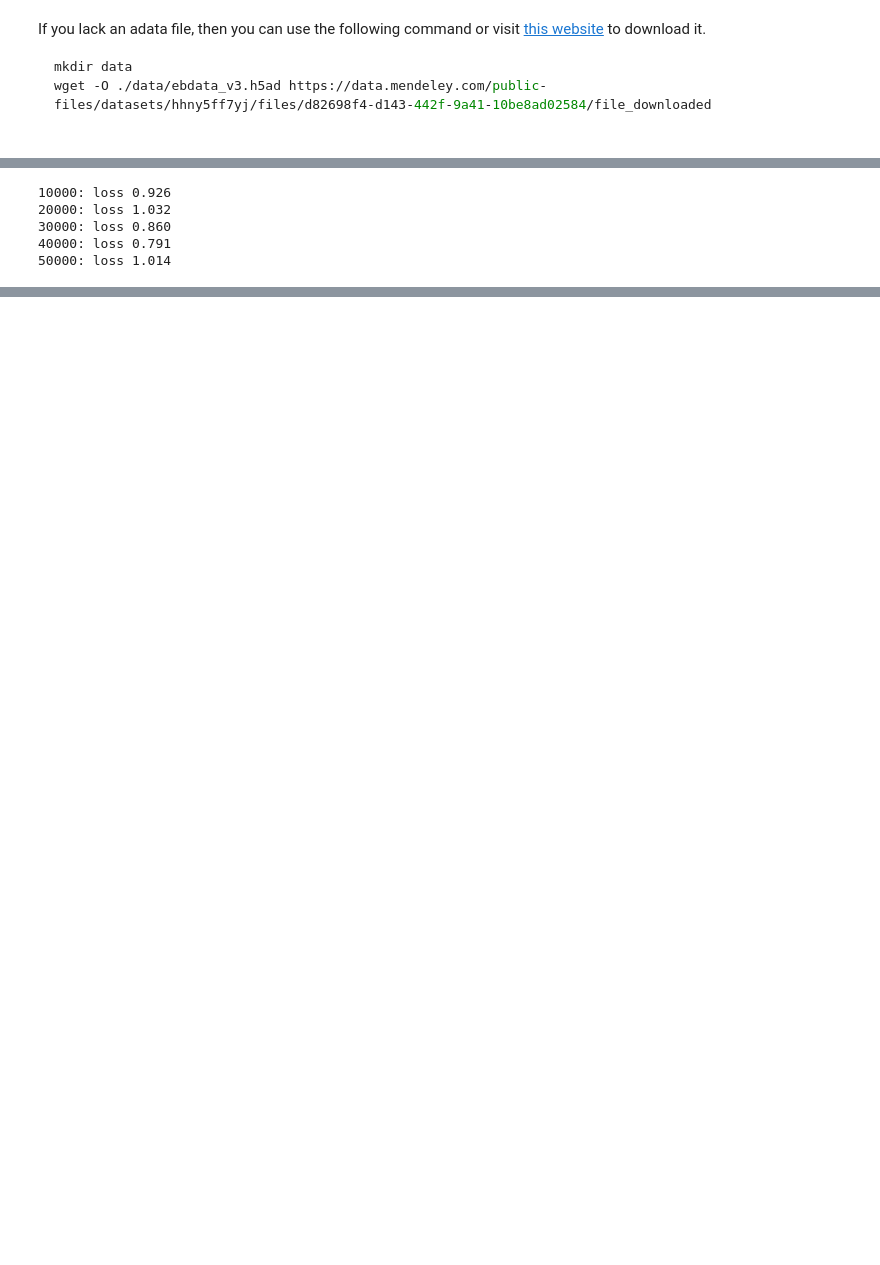
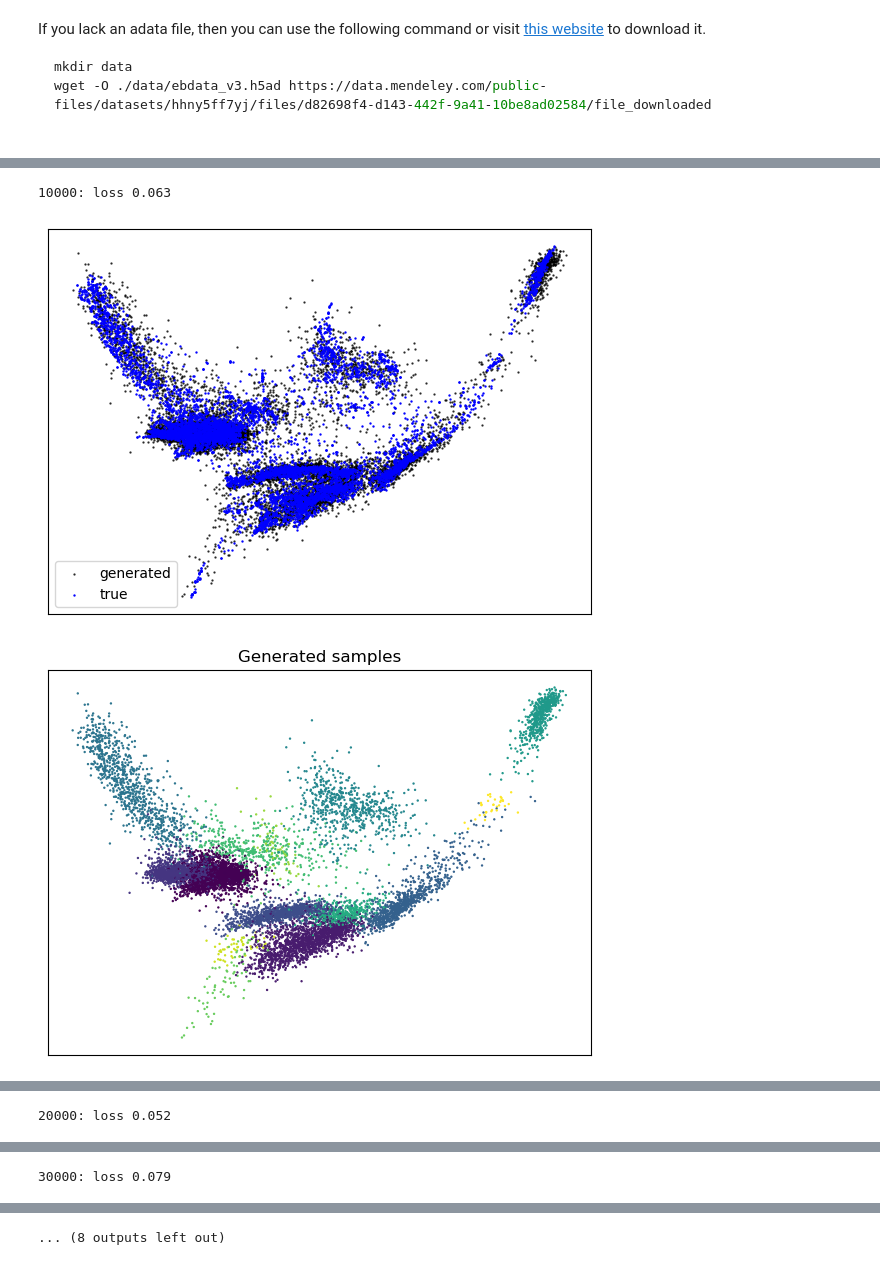
Before and after one commit to theislab/scRatio, a Jupyter notebook: notebooks/scCFM_test_dataset.ipynb, the cells around one changed output, grey strips where cells are left out. Drawn from its saved outputs; the diff is of its cells as text; code cells hidden in the pictures; blank space fills up the shorter version.

```diff
--- a/notebooks/scCFM_test_dataset.ipynb
+++ b/notebooks/scCFM_test_dataset.ipynb
@@ -47,3 +26,10 @@ def one_step(X, C, batch_size, cond_dim, use_ot_sampler, add_noise):
+# %%
+def prepare_batch(X, C, num_classes, batch_size, device):
+    indices = np.random.randint(X.shape[0], size=batch_size)
+    x1 = torch.from_numpy(X[indices]).float().to(device)
+    cond = torch.nn.functional.one_hot(torch.from_numpy(C[indices]).long(),
+                                       num_classes=num_classes).float().to(device)
+    return x1, cond
 # %%
 adata = sc.read_h5ad("./data/ebdata_v3.h5ad")
 # %%
@@ -58,29 +44,30 @@ C = adata.obs[label].cat.codes.values
 # %%
 device = torch.device("cuda" if torch.cuda.is_available() else "cpu")
 batch_size = 256
 sigma = 0.1
 dim = 2
 cond_dim = np.max(C) + 1
-add_noise = False
-use_ot_sampler = False
-model = ConditionalFlowMatchingMLP(input_dim=dim, hidden_dims=[64, 64, 64],
-                                   cond_dim=cond_dim, use_encoder=False).to(device)
-optimizer = torch.optim.Adam(model.parameters())
-ot_sampler = OTPlanSampler(method="exact")
+use_ot_sampler = True
+model = ConditionalFlowMatching(input_dim=dim, hidden_dims=[64, 64, 64],
+                                   cond_dim=cond_dim, use_encoder=False,
+                                   use_ot_sampler=use_ot_sampler).to(device)
+optimizer = model.configure_optimizers()
 
 for k in tqdm(range(50000)):
     optimizer.zero_grad()
 
-    loss = one_step(X, C, batch_size, cond_dim, use_ot_sampler, add_noise)
+    x1, cond = prepare_batch(X, C, cond_dim, batch_size, device)
+    loss = model.shared_step(x1, cond)
 
     loss.backward()
     optimizer.step()
 
     if (k + 1) % 10000 == 0:
         print(f"{k+1}: loss {loss.item():0.3f}")
+
+        x1, cond = prepare_batch(X, C, cond_dim, 10000, device)
+        model.run_simulation(x1, cond, size=0.5, plot_size=(7, 5))
 # %% [output]
-10000: loss 0.926
-20000: loss 1.032
-30000: loss 0.860
-40000: loss 0.791
-50000: loss 1.014
+10000: loss 0.063
+[figure, added]
+[figure, added]
@@ -86,0 +75 @@ for k in tqdm(range(50000)):
+20000: loss 0.052
@@ -86,0 +79 @@ for k in tqdm(range(50000)):
+30000: loss 0.079
@@ -87 +83,2 @@ for k in tqdm(range(50000)):
+... (8 outputs left out)
 # %%
```
Also changed, not shown: parts of 7 cells of this notebook, 48 other files.
